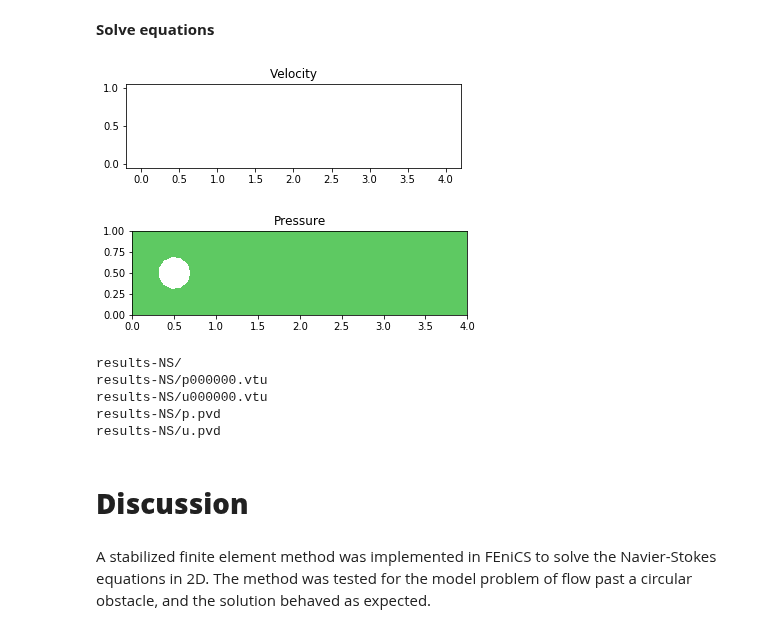
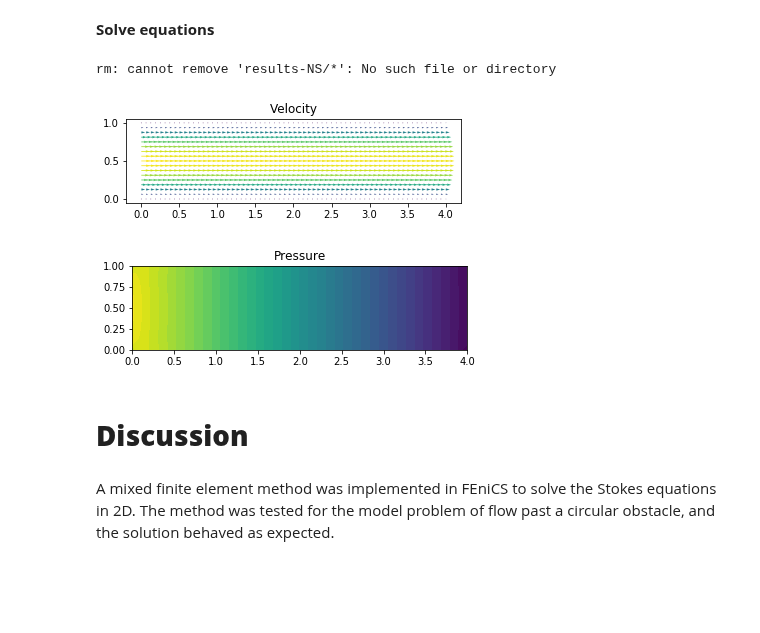
Before and after one commit to johanhoffman/DD2365-VT20, a Jupyter notebook: template-report-Stokes.ipynb, the cells around one changed output. Saved outputs shown, nothing was run; the diff lists cells and outputs as text; code cells hidden in the pictures; blank space fills up the shorter version.

```diff
--- a/template-report-Stokes.ipynb
+++ b/template-report-Stokes.ipynb
@@ -121,8 +97,8 @@ upper.mark(boundaries, 4)
 # %% [markdown]
 **Define finite element approximation spaces**
 # %%
-# Generate finite element spaces (for velocity and pressure)
-VE = VectorElement("CG", mesh.ufl_cell(), 1)
+# Generate mixed finite element spaces (for velocity and pressure)
+VE = VectorElement("CG", mesh.ufl_cell(), 2)
 QE = FiniteElement("CG", mesh.ufl_cell(), 1)
 WE = VE * QE
 
@@ -204,40 +138,39 @@ solve(residual == 0, w)
 **Open export files**
 # %%
 # Open files to export solution to Paraview
-file_u = File("results-NS/u.pvd")
-file_p = File("results-NS/p.pvd")
+file_u = File("results-Stokes/u.pvd")
+file_p = File("results-Etokes/p.pvd")
 # %% [markdown]
 **Solve equations**
 # %%
 !rm results-NS/*
 
-u1=Function(V)
-p1=Function(Q)
+#u1=Function(V)
+#p1=Function(Q)
+
+u1 = project(u, V)
+p1 = project(p, Q)
 
 # Save solution to file
 file_u << u1
 file_p << p1
 
 # Plot solution
 plt.figure()
 plot(u1, title="Velocity")
 
 plt.figure()
 plot(p1, title="Pressure")
 
 plt.show()
 
-!tar -czvf results-NS.tar.gz results-NS
-files.download('results-NS.tar.gz')
+#!tar -czvf results-Stokes.tar.gz results-NS
+#files.download('results-Stokes.tar.gz')
 # %% [output]
+rm: cannot remove 'results-NS/*': No such file or directory
-[figure, old version]
+[figure, new version]
-[figure, old version]
+[figure, new version]
-results-NS/
-results-NS/p000000.vtu
-results-NS/u000000.vtu
-results-NS/p.pvd
-results-NS/u.pvd
 # %% [markdown]
 # **Discussion**
 # %% [markdown]
-A stabilized finite element method was implemented in FEniCS to solve the Navier-Stokes equations in 2D. The method was tested for the model problem of flow past a circular obstacle, and the solution behaved as expected.
+A mixed finite element method was implemented in FEniCS to solve the Stokes equations in 2D. The method was tested for the model problem of flow past a circular obstacle, and the solution behaved as expected.
```
Also changed, not shown: parts of 4 cells of this notebook.
